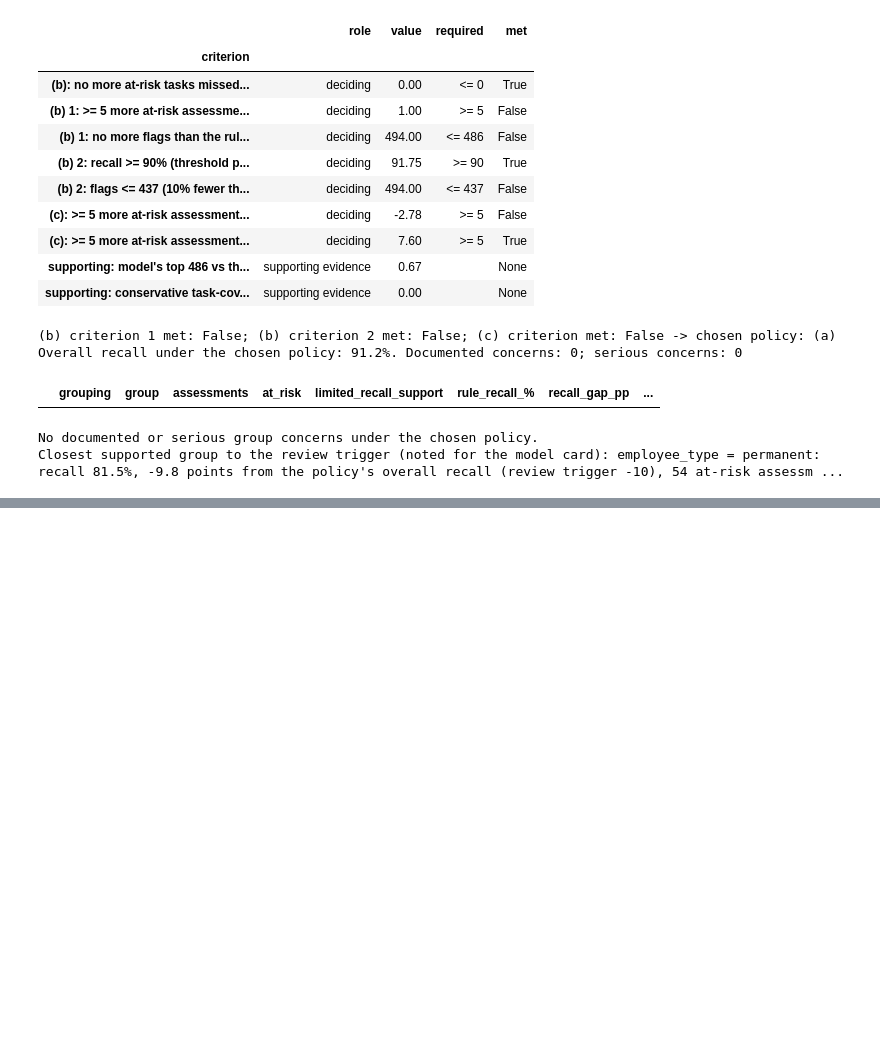
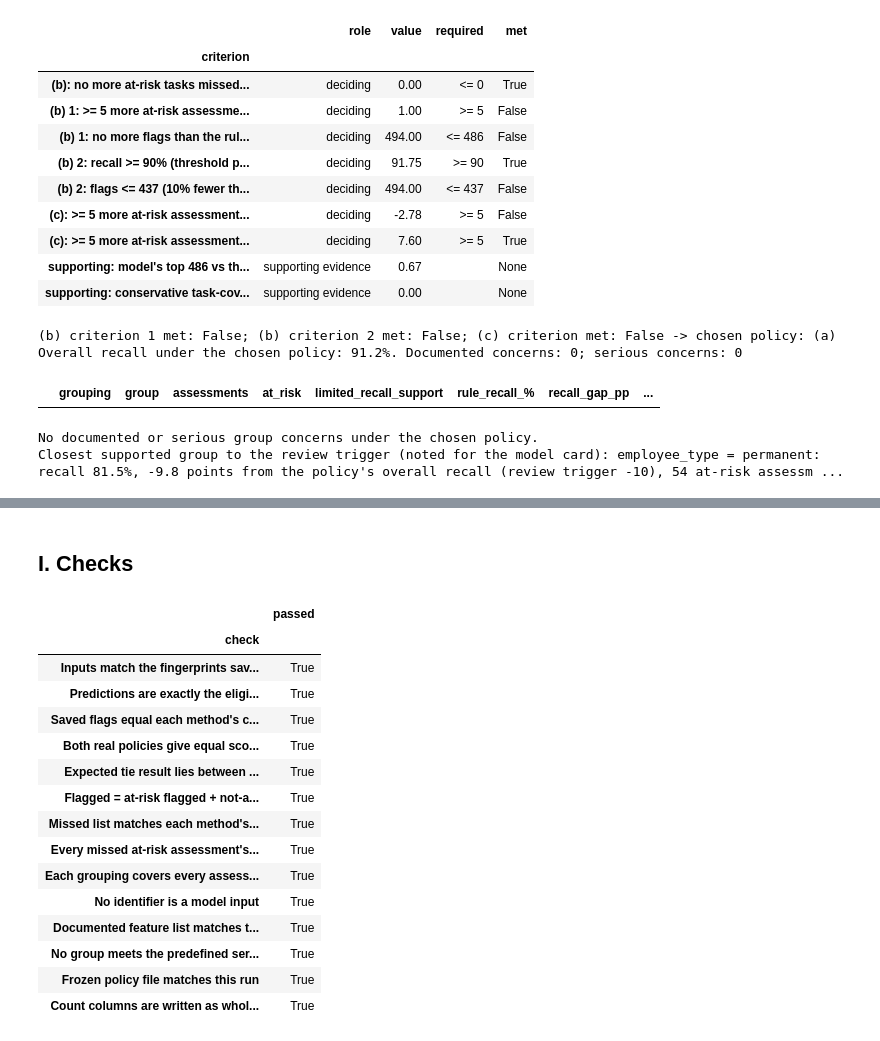
Before and after one commit to isabellemclean1001-blip/AIDA_Izzy_HR_Onboarding_Project-review, a Jupyter notebook: AIDA-1141/final-project/analysis/04_errors_groups_and_policy.ipynb, the cells around one changed output, grey strips where cells are left out. Cells and saved outputs as stored; diff of their text form; code cells hidden in the pictures; blank space fills up the shorter version.

Commit message:
AIDA 1141 final project: notebook 04 complete, errors, groups, tie handling and frozen review policy (data v2)

```diff
--- a/AIDA-1141/final-project/analysis/04_errors_groups_and_policy.ipynb
+++ b/AIDA-1141/final-project/analysis/04_errors_groups_and_policy.ipynb
@@ -796 +796,60 @@ review_policy.json written (frozen).
 Frozen policy: (a) days rule decides flags and order; flag rule: business_days_until_start <= 8
+# %% [markdown]
+## I. Checks
+# %%
+saved_counts = {"matched_volume_ties_validation.csv": ["review_volume", "rule_at_risk_reached", "include_group_volume",
+                                                       "exclude_group_volume", "cutoff_tied_group_size"],
+                "coordinator_view_validation.csv": ["assessments", "at_risk", "flagged", "unique_tasks_flagged"],
+                "group_results_validation.csv": ["assessments", "at_risk", "unique_tasks", "employees", "rule_flagged",
+                                                 "model_flagged"],
+                "not_at_risk_flags_validation.csv": ["not_at_risk_flagged", "in_progress"]}
+checks = pd.Series({
+    "Inputs match the fingerprints saved with the model (notebook 02)":
+        {n: sha(p) for n, p in SOURCES.items()} == settings["source_fingerprints_sha256"],
+    "Predictions are exactly the eligible validation assessments":
+        bool(v["assessment_id"].is_unique) and set(v["assessment_id"]) == eligible_ids,
+    "Saved flags equal each method's cutoff": bool((v["days_rule"] == (days <= DAYS_THRESHOLD)).all()
+                                                  and (v["logistic_regression"] == (risk >= MODEL_THRESHOLD)).all()),
+    "Both real policies give equal scores equal flag decisions": equal_days_equal_flag and equal_risk_equal_flag,
+    "Expected tie result lies between the exclude-group and include-group results":
+        bool(((matched["model_at_risk_reached_expected"] >= matched["exclude_group_at_risk"] - 1e-9)
+              & (matched["model_at_risk_reached_expected"] <= matched["include_group_at_risk"] + 1e-9)).all()),
+    "Flagged = at-risk flagged + not-at-risk flagged, for both methods":
+        bool((overall["flagged"] == overall["at_risk_flagged"] + overall["not_at_risk_flagged"]).all()),
+    "Missed list matches each method's missed count":
+        all(int((missed["missed_by"].isin(["both", f"{n} only"])).sum()) == overall.loc[n, "at_risk_missed"] for n in METHODS),
+    "Every missed at-risk assessment's task was flagged by the same method at its other checkpoint":
+        all(v[(v["request_id"] == m.request_id) & (v["checkpoint"] != m.checkpoint)][col].any()
+            for name, col in METHODS.items()
+            for m in missed[missed["missed_by"].isin(["both", f"{name} only"])].itertuples()),
+    "Each grouping covers every assessment once":
+        bool((groups.groupby("grouping")["assessments"].sum() == len(v)).all()),
+    "No identifier is a model input": not set(IDENTIFIERS) & set(FEATURES),
+    "Documented feature list matches the model inputs": set(feature_list["feature"]) == set(FEATURES),
+    "No group meets the predefined serious-concern criterion": not concerns["serious_concern"].any(),
+    "Frozen policy file matches this run": json.loads(policy_path.read_text()) == policy,
+    "Count columns are written as whole numbers (presentation check)":
+        all(read(OUTPUT_DIR / f)[cols].apply(lambda c: c.str.fullmatch(r"\d+", na=False)).all().all()
+            for f, cols in saved_counts.items()),
+}, name="passed")
+checks.index.name = "check"
+checks.to_csv(OUTPUT_DIR / "checks_04.csv")
+display(checks.to_frame())
+assert checks.all(), "A check failed"
+# %% [output]
+|  | passed |
+| check |  |
+| Inputs match the fingerprints sav... | True |
+| Predictions are exactly the eligi... | True |
+| Saved flags equal each method's c... | True |
+| Both real policies give equal sco... | True |
+| Expected tie result lies between ... | True |
+| Flagged = at-risk flagged + not-a... | True |
+| Missed list matches each method's... | True |
+| Every missed at-risk assessment's... | True |
+| Each grouping covers every assess... | True |
+| No identifier is a model input | True |
+| Documented feature list matches t... | True |
+| No group meets the predefined ser... | True |
+| Frozen policy file matches this run | True |
+| Count columns are written as whol... | True |
```
Also changed, not shown: parts of 3 cells of this notebook, 12 other files.
